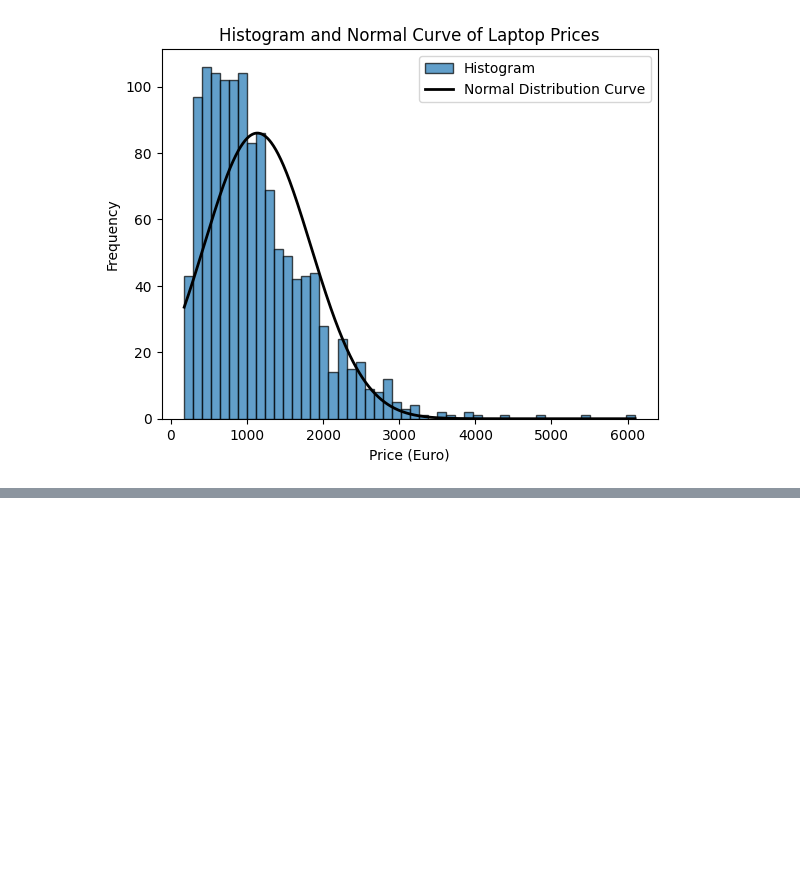
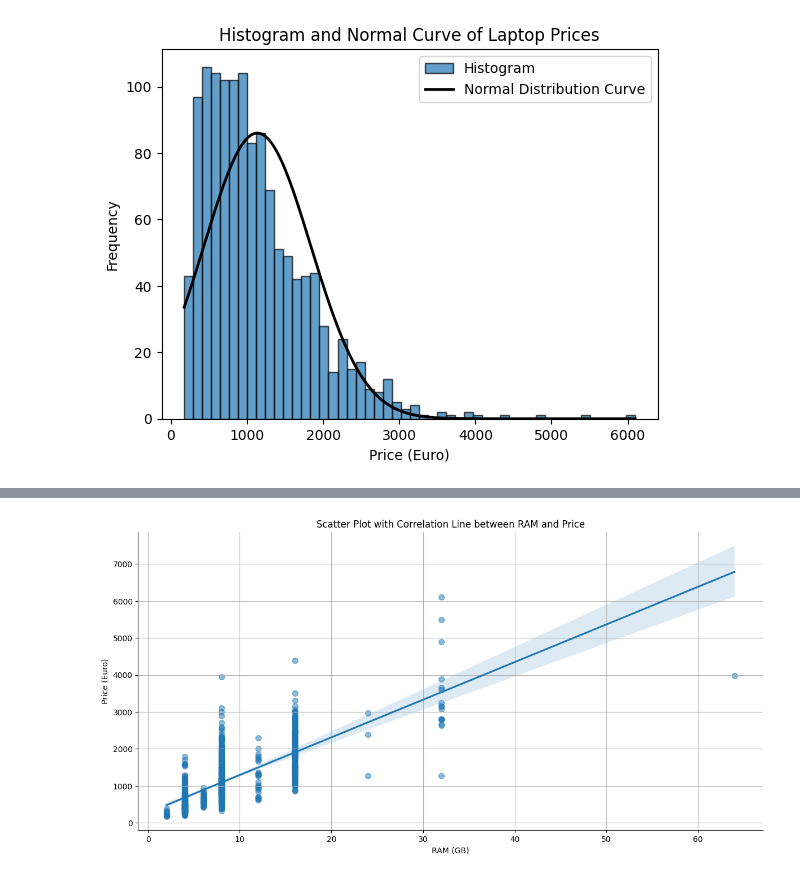
Before and after one commit to maymay-wa/miniproject, a Jupyter notebook: Analysis.ipynb, the cells around one changed output, grey strips where cells are left out. Saved outputs shown, nothing was run; the diff lists cells and outputs as text; code cells hidden in the pictures; blank space fills up the shorter version.

```diff
--- a/Analysis.ipynb
+++ b/Analysis.ipynb
@@ -179,0 +201,16 @@ df.groupby('Company')['Price (Euro)'].mean().idxmax()
+# %%
+
+# Calculate the Pearson correlation coefficient and p-value
+
+r_value, p_value = pearsonr(df['RAM (GB)'], df['Price (Euro)'])
+print(f"Pearson correlation coefficient (r): {r_value}")
+print(f"Significance (p-value): {p_value}")
+# Create a scatter plot with a correlation line
+sns.lmplot(x='RAM (GB)', y='Price (Euro)', data=df, aspect=2, height=6, scatter_kws={'s': 50, 'alpha': 0.5})
+plt.title('Scatter Plot with Correlation Line between RAM and Price')
+plt.xlabel('RAM (GB)')
+plt.ylabel('Price (Euro)')
+plt.grid(True)
+plt.show()
+# %% [output]
+[figure, added]
```
Also changed, not shown: parts of 4 cells of this notebook.
